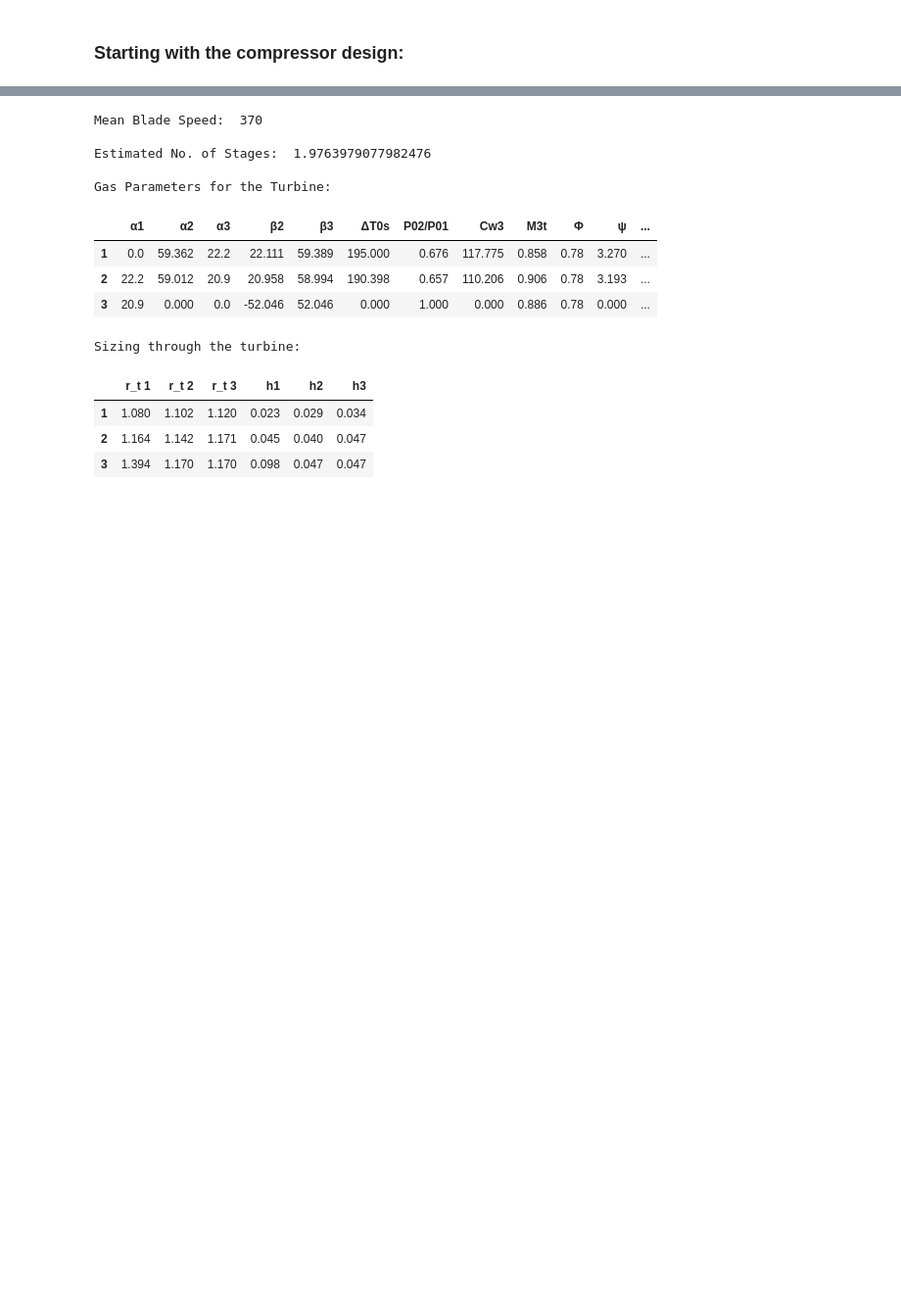
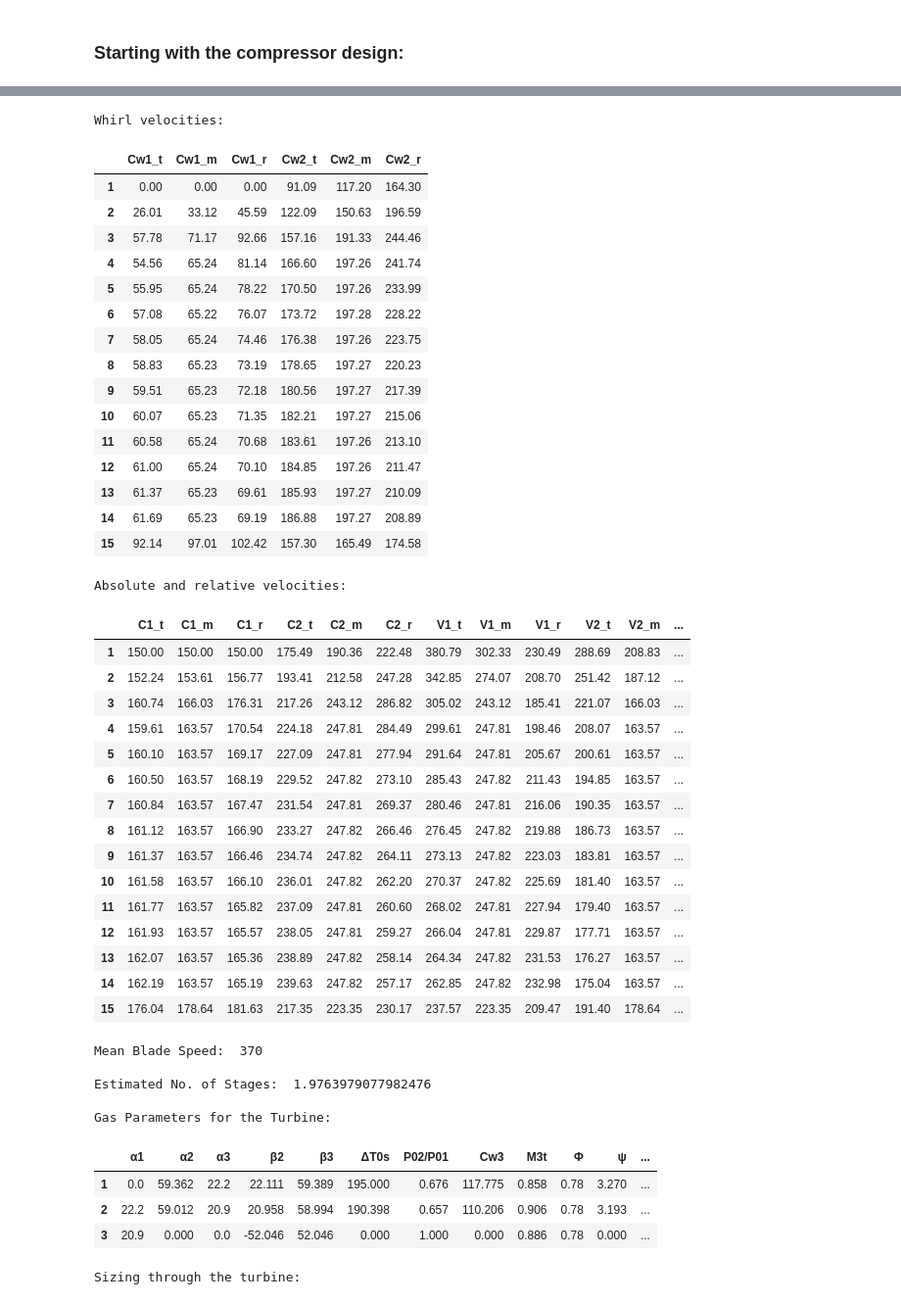
Before and after one commit to Bollerm01/AirbreathingProject1, a Jupyter notebook: Project 2/AEEM4063 Project2.ipynb, the cells around one changed output, grey strips where cells are left out. Shown: that part at 98% size. Saved outputs shown, nothing was run; the diff lists cells and outputs as text; code cells hidden in the pictures; blank space fills up the shorter version.

```diff
--- a/Project 2/AEEM4063 Project2.ipynb
+++ b/Project 2/AEEM4063 Project2.ipynb
@@ -25,7 +25,7 @@ print('Root radius (outlet): '+str(np.round(rr3,5))+' (m)')
 # print('TIT: ' +str(np.round(T_03,5)))
 print('Mach number at tip (inlet): '+str(np.round(M1t,3)))
 
-meantable,sizingtable,tiproot_table = backend.fullcompressor()
+meantable,sizingtable,tiproot_table,whirl_table,vel_table = backend.fullcompressor()
 
 # disp.display(table)
 print('\nMean radius values for the compressor are: ')
@@ -37,6 +37,12 @@ disp.display(sizingtable)
 print('\nTip and root angles: ')
 disp.display(tiproot_table)
 
+print('\nWhirl velocities: ')
+disp.display(whirl_table)
+
+print('\nAbsolute and relative velocities: ')
+disp.display(vel_table)
+
 gasParams, measurements, stage_est, Um = backend.fullturbine()
 print('\nMean Blade Speed: ', Um)
 print('\nEstimated No. of Stages: ', stage_est )
@@ -108,14 +114,44 @@ Tip and root angles:
-Mean Blade Speed:  370
-
-Estimated No. of Stages:  1.9763979077982476
-
-Gas Parameters for the Turbine:
+Whirl velocities:
-|  | α1 | α2 | α3 | β2 | β3 | ΔT0s | P02/P01 | Cw3 | M3t | Φ | ψ | ... |
-| 1 | 0.0 | 59.362 | 22.2 | 22.111 | 59.389 | 195.000 | 0.676 | 117.775 | 0.858 | 0.78 | 3.270 | ... |
-| 2 | 22.2 | 59.012 | 20.9 | 20.958 | 58.994 | 190.398 | 0.657 | 110.206 | 0.906 | 0.78 | 3.193 | ... |
-| 3 | 20.9 | 0.000 | 0.0 | -52.046 | 52.046 | 0.000 | 1.000 | 0.000 | 0.886 | 0.78 | 0.000 | ... |
+|  | Cw1_t | Cw1_m | Cw1_r | Cw2_t | Cw2_m | Cw2_r |
+| 1 | 0.00 | 0.00 | 0.00 | 91.09 | 117.20 | 164.30 |
+| 2 | 26.01 | 33.12 | 45.59 | 122.09 | 150.63 | 196.59 |
+| 3 | 57.78 | 71.17 | 92.66 | 157.16 | 191.33 | 244.46 |
+| 4 | 54.56 | 65.24 | 81.14 | 166.60 | 197.26 | 241.74 |
+| 5 | 55.95 | 65.24 | 78.22 | 170.50 | 197.26 | 233.99 |
+| 6 | 57.08 | 65.22 | 76.07 | 173.72 | 197.28 | 228.22 |
+| 7 | 58.05 | 65.24 | 74.46 | 176.38 | 197.26 | 223.75 |
+| 8 | 58.83 | 65.23 | 73.19 | 178.65 | 197.27 | 220.23 |
+| 9 | 59.51 | 65.23 | 72.18 | 180.56 | 197.27 | 217.39 |
+| 10 | 60.07 | 65.23 | 71.35 | 182.21 | 197.27 | 215.06 |
+| 11 | 60.58 | 65.24 | 70.68 | 183.61 | 197.26 | 213.10 |
+| 12 | 61.00 | 65.24 | 70.10 | 184.85 | 197.26 | 211.47 |
+| 13 | 61.37 | 65.23 | 69.61 | 185.93 | 197.27 | 210.09 |
+| 14 | 61.69 | 65.23 | 69.19 | 186.88 | 197.27 | 208.89 |
+| 15 | 92.14 | 97.01 | 102.42 | 157.30 | 165.49 | 174.58 |
-Sizing through the turbine:
+Absolute and relative velocities:
-|  | r_t 1 | r_t 2 | r_t 3 | h1 | h2 | h3 |
-| 1 | 1.080 | 1.102 | 1.120 | 0.023 | 0.029 | 0.034 |
-| 2 | 1.164 | 1.142 | 1.171 | 0.045 | 0.040 | 0.047 |
-| 3 | 1.394 | 1.170 | 1.170 | 0.098 | 0.047 | 0.047 |
+|  | C1_t | C1_m | C1_r | C2_t | C2_m | C2_r | V1_t | V1_m | V1_r | V2_t | V2_m | ... |
+| 1 | 150.00 | 150.00 | 150.00 | 175.49 | 190.36 | 222.48 | 380.79 | 302.33 | 230.49 | 288.69 | 208.83 | ... |
+| 2 | 152.24 | 153.61 | 156.77 | 193.41 | 212.58 | 247.28 | 342.85 | 274.07 | 208.70 | 251.42 | 187.12 | ... |
+| 3 | 160.74 | 166.03 | 176.31 | 217.26 | 243.12 | 286.82 | 305.02 | 243.12 | 185.41 | 221.07 | 166.03 | ... |
+| 4 | 159.61 | 163.57 | 170.54 | 224.18 | 247.81 | 284.49 | 299.61 | 247.81 | 198.46 | 208.07 | 163.57 | ... |
+| 5 | 160.10 | 163.57 | 169.17 | 227.09 | 247.81 | 277.94 | 291.64 | 247.81 | 205.67 | 200.61 | 163.57 | ... |
+| 6 | 160.50 | 163.57 | 168.19 | 229.52 | 247.82 | 273.10 | 285.43 | 247.82 | 211.43 | 194.85 | 163.57 | ... |
+| 7 | 160.84 | 163.57 | 167.47 | 231.54 | 247.81 | 269.37 | 280.46 | 247.81 | 216.06 | 190.35 | 163.57 | ... |
+| 8 | 161.12 | 163.57 | 166.90 | 233.27 | 247.82 | 266.46 | 276.45 | 247.82 | 219.88 | 186.73 | 163.57 | ... |
+| 9 | 161.37 | 163.57 | 166.46 | 234.74 | 247.82 | 264.11 | 273.13 | 247.82 | 223.03 | 183.81 | 163.57 | ... |
+| 10 | 161.58 | 163.57 | 166.10 | 236.01 | 247.82 | 262.20 | 270.37 | 247.82 | 225.69 | 181.40 | 163.57 | ... |
+| 11 | 161.77 | 163.57 | 165.82 | 237.09 | 247.81 | 260.60 | 268.02 | 247.81 | 227.94 | 179.40 | 163.57 | ... |
+| 12 | 161.93 | 163.57 | 165.57 | 238.05 | 247.81 | 259.27 | 266.04 | 247.81 | 229.87 | 177.71 | 163.57 | ... |
+| 13 | 162.07 | 163.57 | 165.36 | 238.89 | 247.82 | 258.14 | 264.34 | 247.82 | 231.53 | 176.27 | 163.57 | ... |
+| 14 | 162.19 | 163.57 | 165.19 | 239.63 | 247.82 | 257.17 | 262.85 | 247.82 | 232.98 | 175.04 | 163.57 | ... |
+| 15 | 176.04 | 178.64 | 181.63 | 217.35 | 223.35 | 230.17 | 237.57 | 223.35 | 209.47 | 191.40 | 178.64 | ... |
+Mean Blade Speed:  370
+
+Estimated No. of Stages:  1.9763979077982476
+
+Gas Parameters for the Turbine:
+|  | α1 | α2 | α3 | β2 | β3 | ΔT0s | P02/P01 | Cw3 | M3t | Φ | ψ | ... |
+| 1 | 0.0 | 59.362 | 22.2 | 22.111 | 59.389 | 195.000 | 0.676 | 117.775 | 0.858 | 0.78 | 3.270 | ... |
+| 2 | 22.2 | 59.012 | 20.9 | 20.958 | 58.994 | 190.398 | 0.657 | 110.206 | 0.906 | 0.78 | 3.193 | ... |
+| 3 | 20.9 | 0.000 | 0.0 | -52.046 | 52.046 | 0.000 | 1.000 | 0.000 | 0.886 | 0.78 | 0.000 | ... |
+Sizing through the turbine:
```
Also changed, not shown: parts of 1 cell of this notebook, 1 other file.
